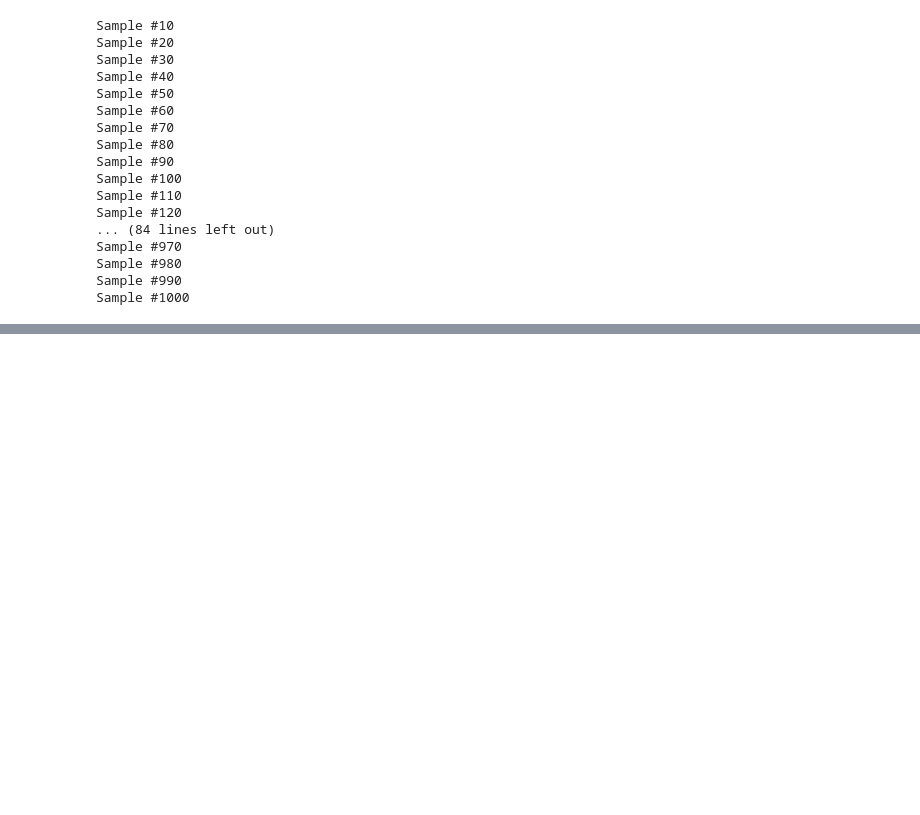
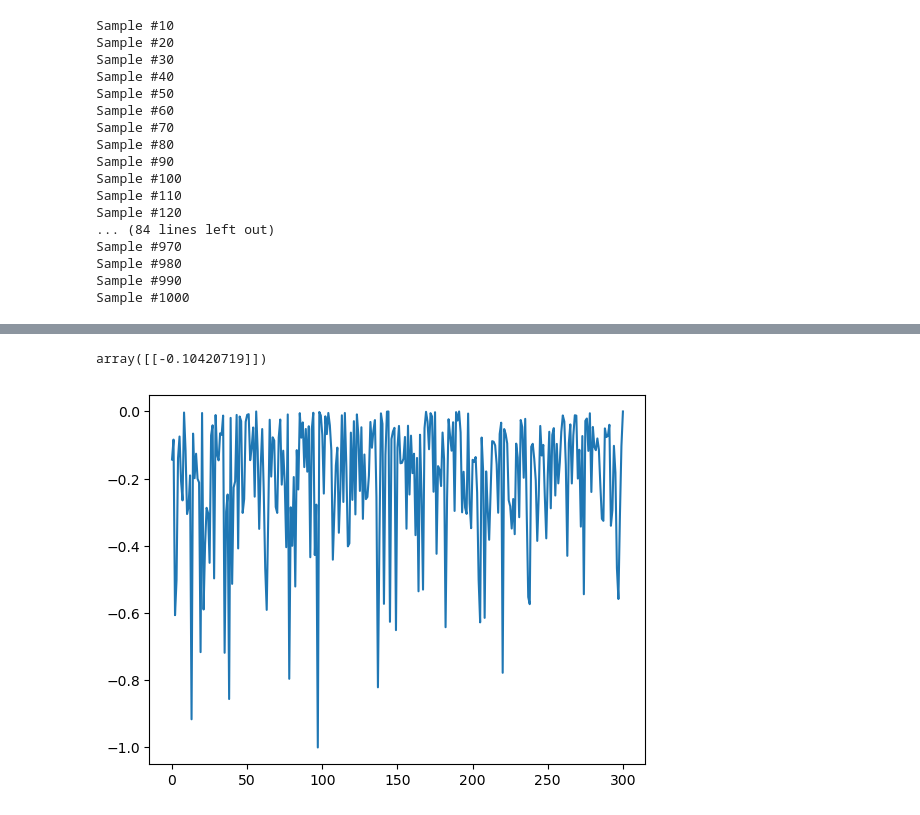
Before and after one commit to Shreyas911/XAIRT, a Jupyter notebook: LRP_examples/1D Mountain glacier.ipynb, the cells around one changed output, grey strips where cells are left out. Saved outputs shown, nothing was run; the diff lists cells and outputs as text; code cells hidden in the pictures; blank space fills up the shorter version.

```diff
--- a/LRP_examples/1D Mountain glacier.ipynb
+++ b/LRP_examples/1D Mountain glacier.ipynb
@@ -406,0 +512,9 @@ iteration 94 - y: 0.05005603416829237
+# %%
+#### Notice how sign of H_samples[index]-y_ref matters
+
+index = 100
+plt.plot(a[index])
+H_samples[index]-y_ref
+# %% [output]
+array([[-0.10420719]])
+[figure, added]
```
Also changed, not shown: parts of 19 cells of this notebook.
